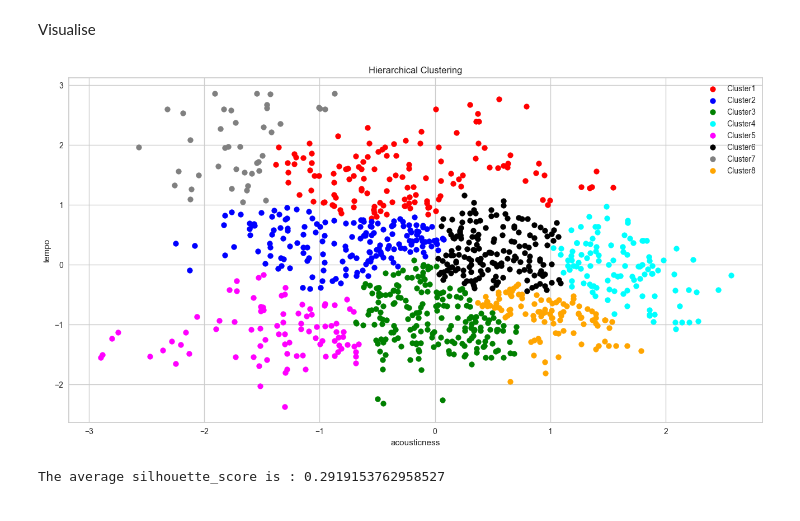
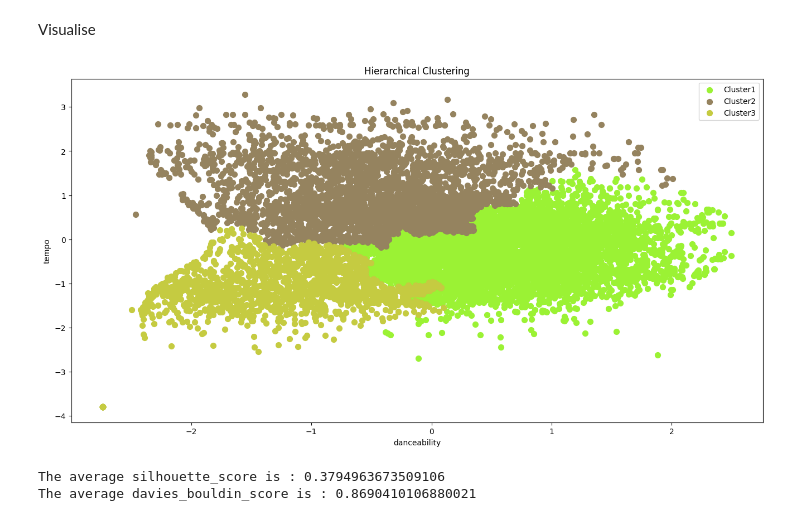
Before and after one commit to huynm116/songs-clustering-project, a Jupyter notebook: hierarchical_clustering.ipynb, the cells around one changed output. Cells and saved outputs as stored; diff of their text form; code cells hidden in the pictures.

```diff
--- a/hierarchical_clustering.ipynb
+++ b/hierarchical_clustering.ipynb
@@ -124,37 +135,31 @@ plt.axhline(y=28, color='r', linestyle='--')
 Apply hierarchical clustering
 # %%
 from sklearn.cluster import AgglomerativeClustering
-cluster = AgglomerativeClustering(n_clusters = 8, metric = 'euclidean', linkage = 'ward')
+cluster = AgglomerativeClustering(n_clusters = optimal_num_clusters, metric = 'euclidean', linkage = 'ward')
 X=cluster.fit_predict(data)
-
-#data["Cluster"] = cluster.labels_
-#data["Cluster"].value_counts()
-data=data.values
 # %% [markdown]
 Visualise
-# %%
-
-plt.figure(figsize=(16, 8))
-
-# plt.scatter(data['acousticness'], data['tempo'], c=cluster.labels_)
-# Plotting the results
-plt.scatter(data[X == 0, 0], data[X == 0, 1], s = 50, c = 'red', label = 'Cluster1')
-plt.scatter(data[X == 1, 0], data[X == 1, 1], s = 50, c = 'blue', label = 'Cluster2')
-plt.scatter(data[X == 2, 0], data[X == 2, 1], s = 50, c = 'green', label = 'Cluster3')
-plt.scatter(data[X == 3, 0], data[X == 3, 1], s = 50, c = 'cyan', label = 'Cluster4')
-plt.scatter(data[X == 4, 0], data[X == 4, 1], s = 50, c = 'magenta', label = 'Cluster5')
-plt.scatter(data[X == 5, 0], data[X == 5, 1], s = 50, c = 'black', label = 'Cluster6')
-plt.scatter(data[X == 6, 0], data[X == 6, 1], s = 50, c = 'grey', label = 'Cluster7')
-plt.scatter(data[X == 7, 0], data[X == 7, 1], s = 50, c = 'orange', label = 'Cluster8')
-plt.title('Hierarchical Clustering')
-plt.xlabel('acousticness')
-plt.ylabel('tempo')
-plt.legend()
-plt.show()
-# %% [output]
-[figure, removed]
+# %%
+
+plt.figure(figsize=(16, 8))
+
+import random
+
+# Generate random colors
+colors = ['#' + ''.join(random.choices('0123456789ABCDEF', k=6)) for _ in range(optimal_num_clusters)]
+
+for cluster_num in range(optimal_num_clusters):
+    plt.scatter(data[X == cluster_num, 0], data[X == cluster_num, 1], s=50, c=colors[cluster_num], label=f'Cluster{cluster_num+1}')
+
+plt.title('Hierarchical Clustering')
+plt.xlabel('danceability')
+plt.ylabel('tempo')
+plt.legend()
+plt.show()
+# %% [output]
+[figure, added]
 # %%
-from sklearn.metrics import silhouette_samples, silhouette_score
+from sklearn.metrics import silhouette_samples, silhouette_score,davies_bouldin_score
 from sklearn.cluster import AgglomerativeClustering
 import matplotlib.cm as cm
 
@@ -162,6 +167,12 @@ import matplotlib.cm as cm
     # This gives a perspective into the density and separation of the formed
     # clusters
 silhouette_avg = silhouette_score(data, X)
+
 print("The average silhouette_score is :", silhouette_avg)
+
+davies_bouldin_avg = davies_bouldin_score(data, X)
+
+print("The average davies_bouldin_score is :", davies_bouldin_avg)
 # %% [output]
-The average silhouette_score is : 0.2919153762958527
+The average silhouette_score is : 0.3794963673509106
+The average davies_bouldin_score is : 0.8690410106880021
```
Also changed, not shown: parts of 10 cells of this notebook.
